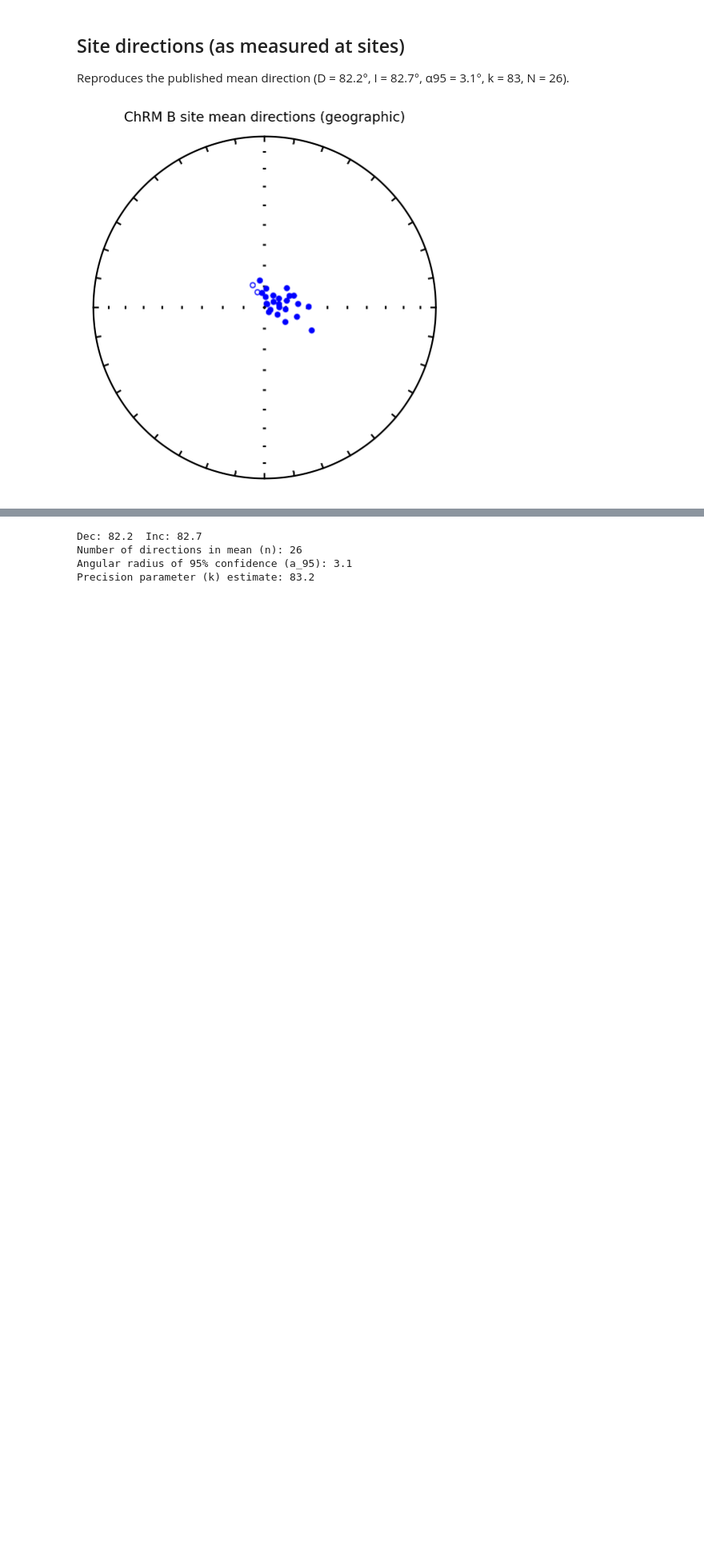
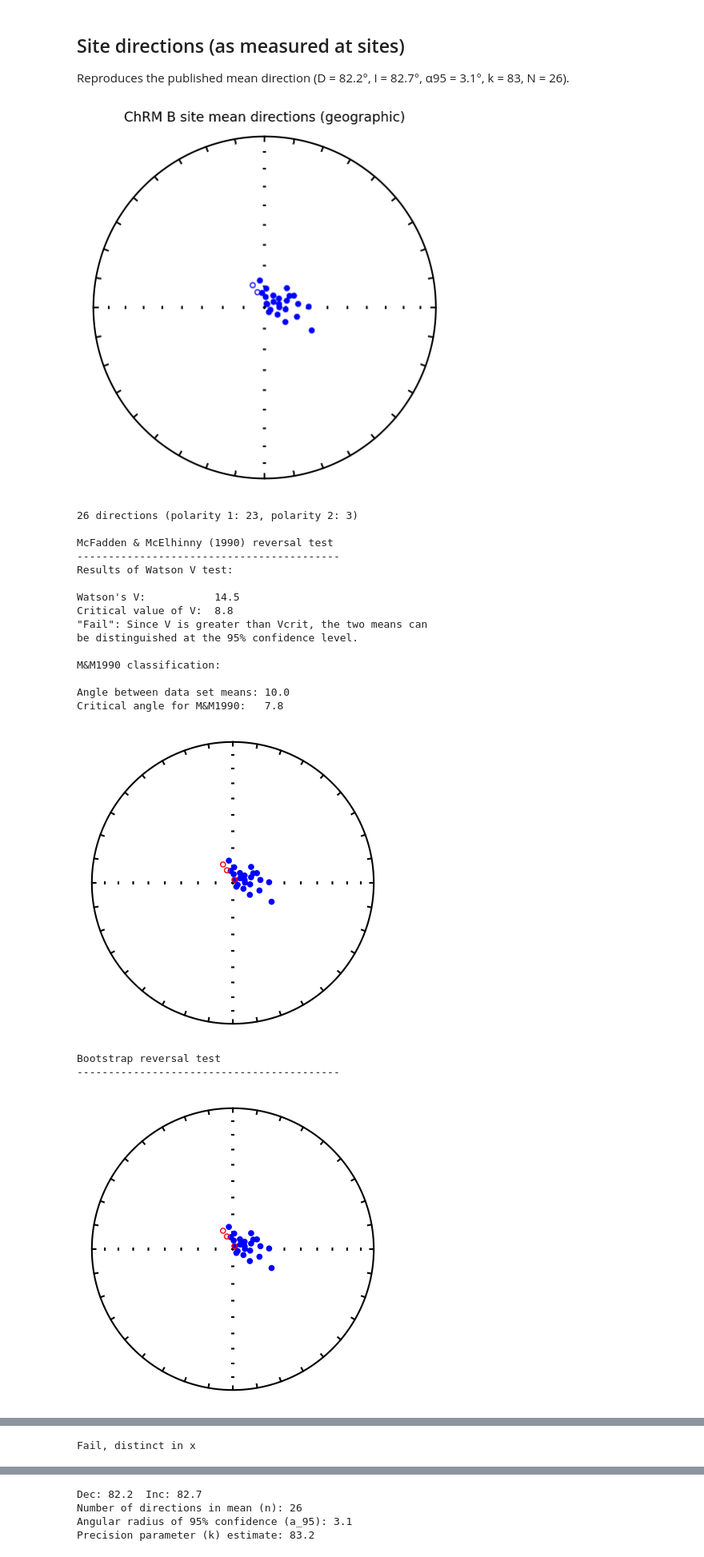
Before and after one commit to Swanson-Hysell-Group/2026_Laurentia_Precambrian_poles, a Jupyter notebook: pole_notebooks/575_Callander.ipynb, the cells around one changed output, grey strips where cells are left out. Shown at 80% size. Saved outputs shown, nothing was run; the diff lists cells and outputs as text; code cells hidden in the pictures; blank space fills up the shorter version.

```diff
--- a/pole_notebooks/575_Callander.ipynb
+++ b/pole_notebooks/575_Callander.ipynb
@@ -93,3 +92,25 @@ pt.plot_site_directions(sites_pole, color='blue', marker='o',
 plt.show()
 # %% [output]
 [figure]
+# %%
+pt.reversal_test(sites_geo)
+# %% [output]
+26 directions (polarity 1: 23, polarity 2: 3)
+
+McFadden & McElhinny (1990) reversal test
+------------------------------------------
+Results of Watson V test:
+
+Watson's V:           14.5
+Critical value of V:  8.8
+"Fail": Since V is greater than Vcrit, the two means can
+be distinguished at the 95% confidence level.
+
+M&M1990 classification:
+
+Angle between data set means: 10.0
+Critical angle for M&M1990:   7.8
+[figure, added]
+Bootstrap reversal test
+------------------------------------------
+[figure, added]
@@ -95,0 +118 @@ plt.show()
+Fail, distinct in x
```
Also changed, not shown: parts of 13 cells of this notebook, 1 other file.
